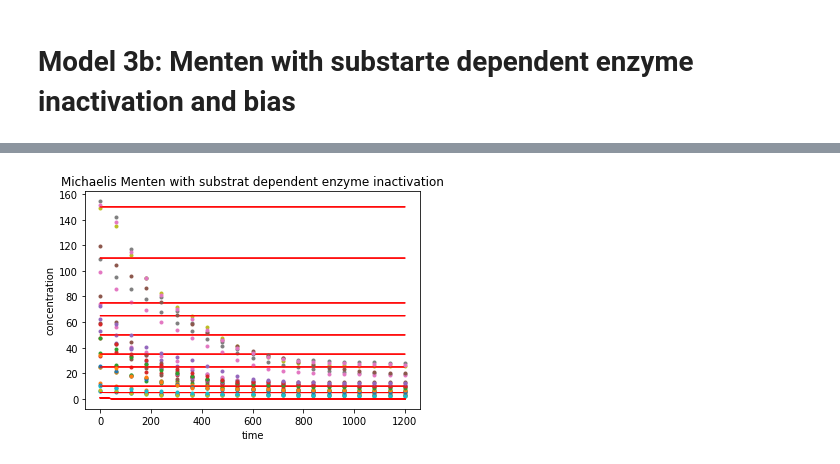
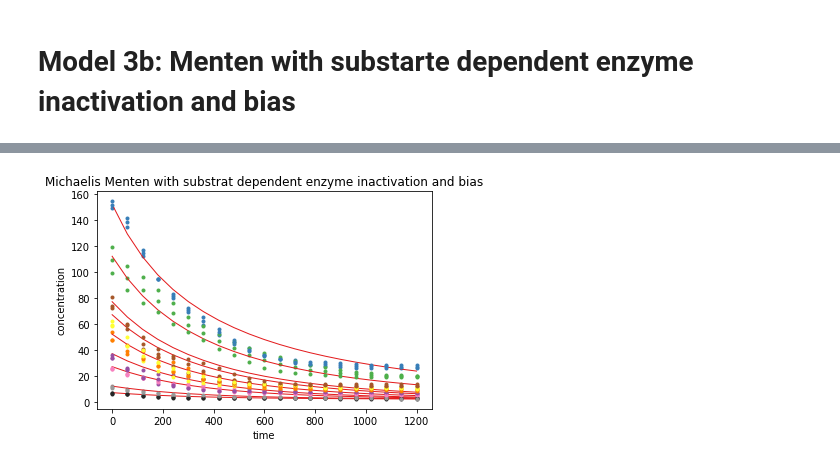
Before and after one commit to HannahDi/EnzymeML_KineticModeling, a Jupyter notebook: Sandile_PyEnzyme.ipynb, the cells around one changed output, grey strips where cells are left out. Saved outputs shown, nothing was run; the diff lists cells and outputs as text; code cells hidden in the pictures.

Commit message:
refactor(Sandile): change color of datapoints in graphs, add choice between two datasets

```diff
--- a/Sandile_PyEnzyme.ipynb
+++ b/Sandile_PyEnzyme.ipynb
@@ -310,9 +330,10 @@ report_fit(result_inactivation)
 plt.figure()
 ax = plt.subplot()
 for i in range(data.shape[0]):
-    data_fitted = md.solveODE(meten_with_enzymeinaktivation, time, w[i], result_inactivation.params)
-    ax.plot(time, data[i, :], 'o', ms=3, label='repl '+str(i+1))
-    ax.plot(time, data_fitted[:], '-', linewidth=1, color='red', label='fitted data')
+    data_fitted2a = md.solveODE(meten_with_enzymeinaktivation, time, w[i], result_inactivation.params)
+    ax.plot(time, data[i, :], 'o', ms=3, label='repl '+str(i+1), color=colors[i%num_data])
+    if i<num_data:
+        ax.plot(time, data_fitted2a[:,0], '-', linewidth=1, color='#e31a1c', label='fitted data')
 plt.title('Michaelis Menten with enzyme inactivation')
 ax.set_xlabel('time')
 ax.set_ylabel('concentration')
@@ -364,10 +385,11 @@ w = np.add(w, bias)
 plt.figure()
 ax = plt.subplot()
 for i in range(data.shape[0]):
-    data_fitted = md.solveODE(meten_with_enzymeinaktivation, time, w[i], result_inactivation_w_bias.params)
-    ax.plot(time, data[i, :], 'o', ms=3, label='repl '+str(i+1))
-    ax.plot(time, data_fitted[:], '-', linewidth=1, color='red', label='fitted data')
-plt.title('Michaelis Menten with enzyme inactivation')
+    data_fitted2b = md.solveODE(meten_with_enzymeinaktivation, time, w[i], result_inactivation_w_bias.params)
+    ax.plot(time, data[i, :], 'o', ms=3, label='repl '+str(i+1), color=colors[i%num_data])
+    if i<num_data:
+        ax.plot(time, data_fitted2b[:,0], '-', linewidth=1, color='#e31a1c', label='fitted data')
+plt.title('Michaelis Menten with enzyme inactivation and bias')
 ax.set_xlabel('time')
 ax.set_ylabel('concentration')
 plt.show()
@@ -417,9 +439,10 @@ report_fit(result_substratdep_inactivation)
 plt.figure()
 ax = plt.subplot()
 for i in range(data.shape[0]):
-    data_fitted = md.solveODE(meten_with_substrat_dependent_enzymeinaktivation, time, w[i], result_substratdep_inactivation.params)
-    ax.plot(time, data[i, :], 'o', ms=3, label='repl '+str(i+1))
-    ax.plot(time, data_fitted[:], '-', linewidth=1, color='red', label='fitted data')
+    data_fitted3a = md.solveODE(meten_with_substrat_dependent_enzymeinaktivation, time, w[i], result_substratdep_inactivation.params)
+    ax.plot(time, data[i, :], 'o', ms=3, label='repl '+str(i+1), color=colors[i%num_data])
+    if i<num_data:
+        ax.plot(time, data_fitted3a[:,0], '-', linewidth=1, color='#e31a1c', label='fitted data')
 plt.title('Michaelis Menten with substrat dependent enzyme inactivation')
 ax.set_xlabel('time')
 ax.set_ylabel('concentration')
@@ -439,10 +462,10 @@ w = np.append(init_conc, E_conc).reshape((2,init_conc.shape[0]))
 w = np.transpose(w)
 
 params = Parameters()
-params.add('k_E', value=0.5, min=0.00000001, max=np.max(data))
-params.add('kcat', value=kcat, min=0.0001, max=100)
-params.add('Km', value=km, min=0.0001, max=np.max(data)*100)
-params.add('Sb', value=0, min= 0, max=np.max(data)*0.5)
+params.add('k_E', value=result_substratdep_inactivation.params['k_E'], min=0.00000001, max=np.max(data))
+params.add('kcat', value=result_substratdep_inactivation.params['kcat'], min=0.0001, max=100)
+params.add('Km', value=result_substratdep_inactivation.params['Km'], min=0.0001, max=np.max(data)*100)
+params.add('Sb', value=result_inactivation_w_bias.params['Sb'], min=0.00001, max=np.max(data)*0.5)
 # %%
 result_substratdep_inactivation_w_bias = minimize(residual , params, args=(time, data, w, meten_with_substrat_dependent_enzymeinaktivation), method='leastsq')
 # %%
@@ -469,15 +491,16 @@ report_fit(result_substratdep_inactivation_w_bias)
 # %%
 bias = np.array([result_substratdep_inactivation_w_bias.params['Sb'].value,0])
 w = np.add(w, bias)
 plt.figure()
 ax = plt.subplot()
 for i in range(data.shape[0]):
-    data_fitted = md.solveODE(meten_with_substrat_dependent_enzymeinaktivation, time, w[i], result_substratdep_inactivation_w_bias.params)
-    ax.plot(time, data[i, :], 'o', ms=3, label='repl '+str(i+1))
-    ax.plot(time, data_fitted[:], '-', linewidth=1, color='red', label='fitted data')
-plt.title('Michaelis Menten with substrat dependent enzyme inactivation')
+    data_fitted3b = md.solveODE(meten_with_substrat_dependent_enzymeinaktivation, time, w[i], result_substratdep_inactivation_w_bias.params)
+    ax.plot(time, data[i, :], 'o', ms=3, label='repl '+str(i+1), color=colors[i%num_data])
+    if i<num_data:
+        ax.plot(time, data_fitted3b[:,0], '-', linewidth=1, color='#e31a1c', label='fitted data')
+plt.title('Michaelis Menten with substrat dependent enzyme inactivation and bias')
 ax.set_xlabel('time')
 ax.set_ylabel('concentration')
 plt.show()
 # %% [output]
-[figure, old version]
+[figure, new version]
```
Also changed, not shown: parts of 13 cells of this notebook.
